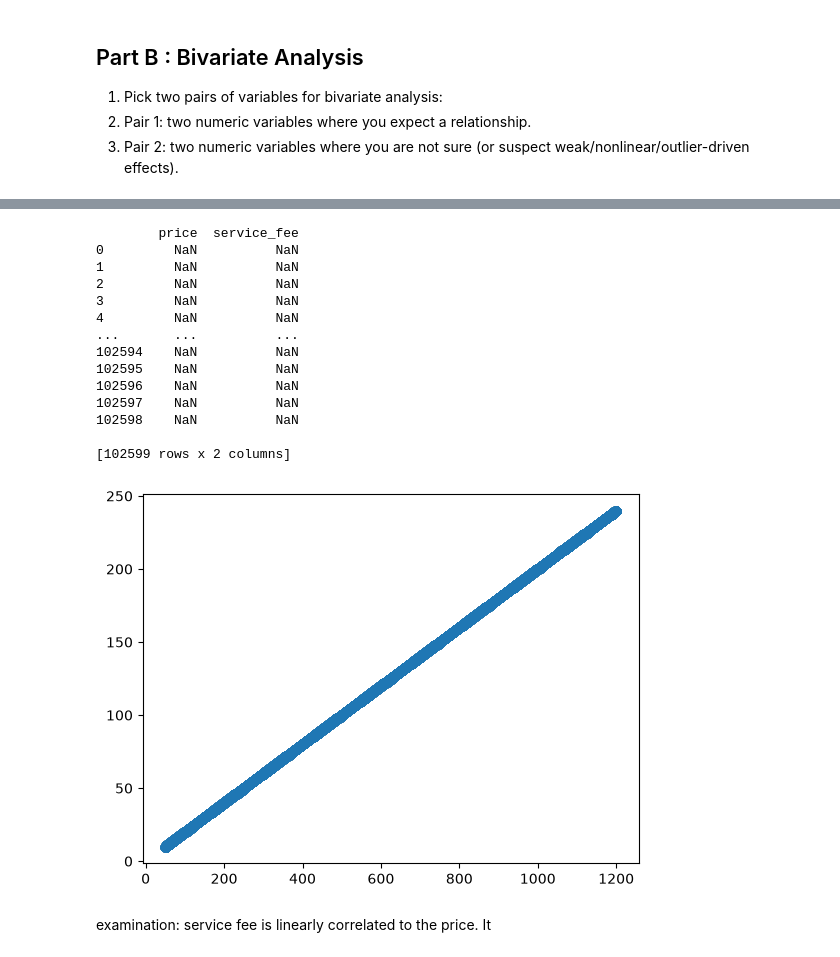
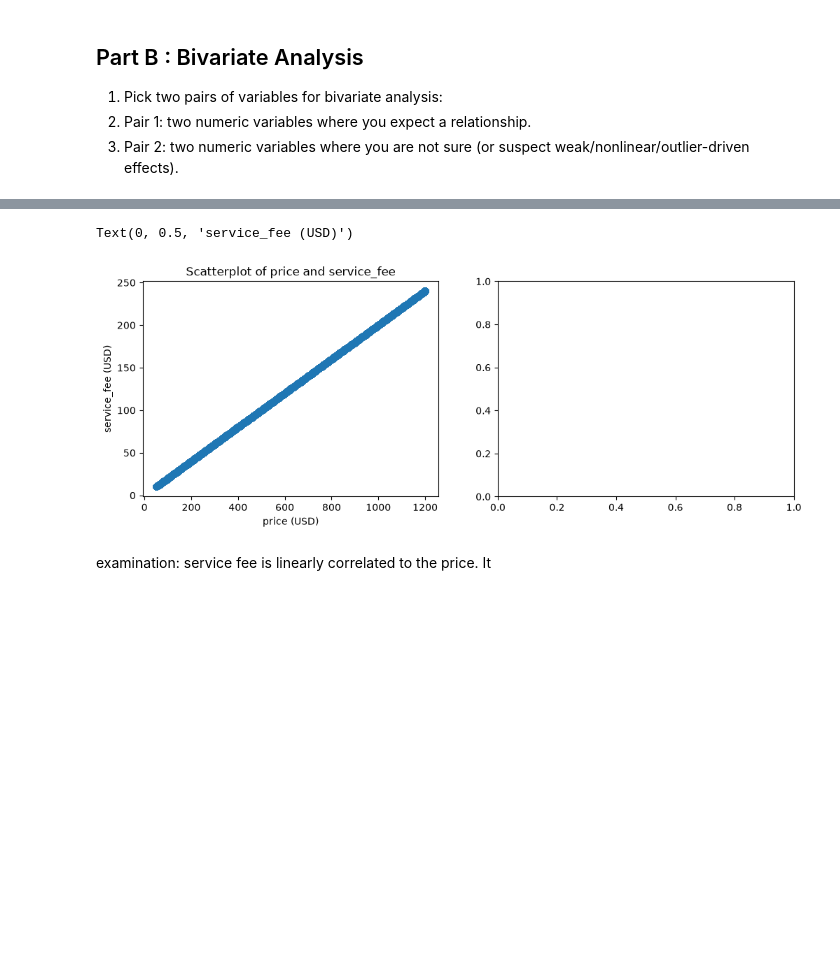
Before and after one commit to TADIBOI/data_science_msc, a Jupyter notebook: home_assignment_1+2/ds_week_3_practice-homework.ipynb, the cells around one changed output, grey strips where cells are left out. Cells and saved outputs as stored; diff of their text form; code cells hidden in the pictures; blank space fills up the shorter version.

Commit message:
fixed and added to the first 2 big exercise

```diff
--- a/home_assignment_1+2/ds_week_3_practice-homework.ipynb
+++ b/home_assignment_1+2/ds_week_3_practice-homework.ipynb
@@ -46,12 +58,6 @@ Length: 26, dtype: str>
 3. Pair 2: two numeric variables where you are not sure (or suspect weak/nonlinear/outlier-driven effects).
 # %%
 #pair 1
-price = df[["price"]]
-service_fee = df[["service_fee"]]
-
-display(price)
-display(service_fee)
-
+pair_1 = df[["price","service_fee"]]
 #pair 2
-min_night = df[["minimum_nights"]]
-price
+pair_2 = df[["minimum_nights","price"]]
@@ -98,30 +64,21 @@ price
 # %%
 #scatter plot
 
-plt.scatter(price, service_fee).
+fig, axes = plt.subplots(1,2, figsize = (12,4))
 
+pair_1_col_1 = pair_1.iloc[:,0 ]
+pair_1_col_2 = pair_1.iloc[:,1 ]
 
+pair_2_first_col = pair_2.iloc[:,0 ]
+pair_2_second_col = pair_2.iloc[:,1 ]
 
-
-
-
-print(price/service_fee)
+axes[0].scatter(pair_1_col_1, pair_1_col_2)
+axes[0].set_title(f"Scatterplot of {pair_1_col_1.name} and {pair_1_col_2.name}")
+axes[0].set_xlabel(pair_1_col_1.name + " (USD)")
+axes[0].set_ylabel(pair_1_col_2.name + " (USD)")
 # %% [output]
-        price  service_fee
-0         NaN          NaN
-1         NaN          NaN
-2         NaN          NaN
-3         NaN          NaN
-4         NaN          NaN
-...       ...          ...
-102594    NaN          NaN
-102595    NaN          NaN
-102596    NaN          NaN
-102597    NaN          NaN
-102598    NaN          NaN
-
-[102599 rows x 2 columns]
+Text(0, 0.5, 'service_fee (USD)')
-[figure, old version]
+[figure, new version]
 # %% [markdown]
 examination: service fee is linearly correlated to the price. It
 # %%
```
Also changed, not shown: parts of 2 cells of this notebook, 2 other files.
